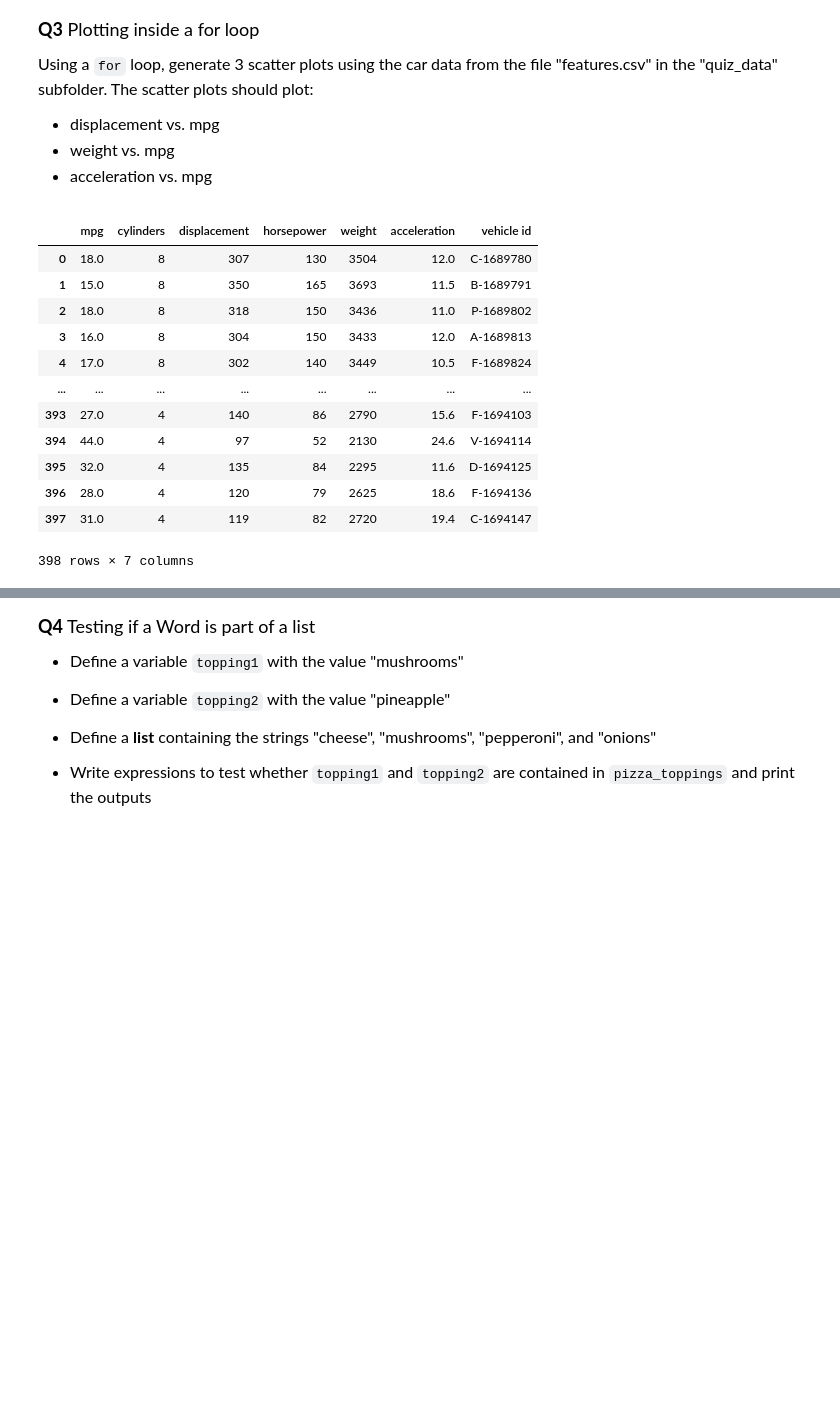
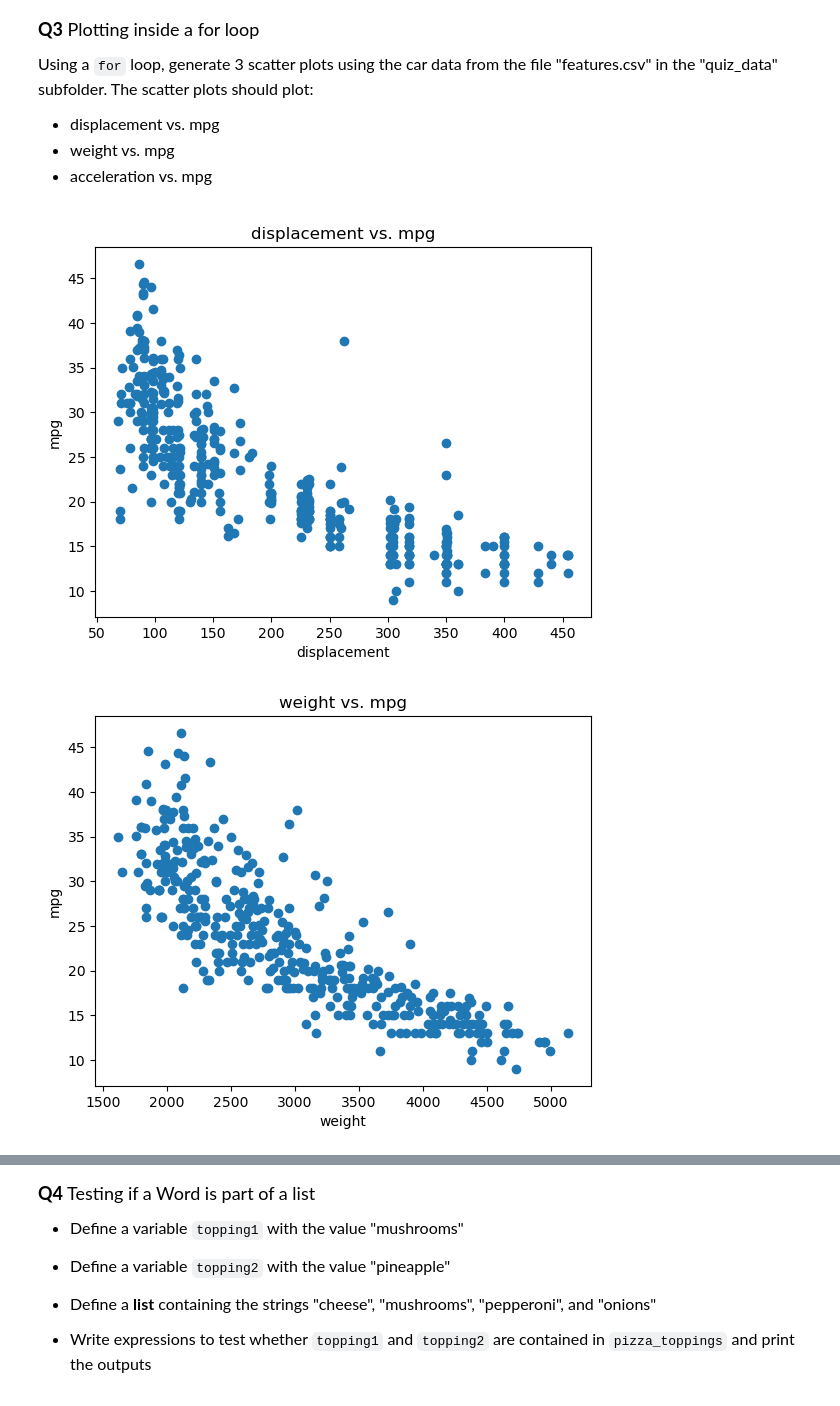
Before and after one commit to ArroyoAbby/datasci151spring2026, a Jupyter notebook: _quizzes/practice_quiz/practice_quiz/practice_quiz copy.ipynb, the cells around one changed output, grey strips where cells are left out. Saved outputs shown, nothing was run; the diff lists cells and outputs as text; code cells hidden in the pictures; blank space fills up the shorter version.

Commit message:
practice quiz

```diff
--- a/_quizzes/practice_quiz/practice_quiz/practice_quiz copy.ipynb
+++ b/_quizzes/practice_quiz/practice_quiz/practice_quiz copy.ipynb
@@ -129,19 +129,21 @@ Using a `for` loop, generate 3 scatter plots using the car data from the file "f
 - acceleration vs. mpg
 # %%
 # your code here
-car_data = pd.read_csv('quiz_data/features.csv')
-display(car_data)
+df_cars = pd.read_csv('quiz_data/features.csv')
+#used to display data table for myself: display(df_cars)
+
+df_cars = pd.read_csv("quiz_data/features.csv")
+
+y_axis = 'mpg'
+
+plot_variables = ['displacement', 'weight', 'acceleration']
+
+for x_axis in plot_variables:
+    plt.scatter(x = df_cars[x_axis], y = df_cars[y_axis])
+    plt.xlabel(x_axis)
+    plt.ylabel(y_axis)
+    plt.title(x_axis + " vs. " + y_axis)
+    plt.show()
 # %% [output]
-|  | mpg | cylinders | displacement | horsepower | weight | acceleration | vehicle id |
-| 0 | 18.0 | 8 | 307 | 130 | 3504 | 12.0 | C-1689780 |
-| 1 | 15.0 | 8 | 350 | 165 | 3693 | 11.5 | B-1689791 |
-| 2 | 18.0 | 8 | 318 | 150 | 3436 | 11.0 | P-1689802 |
-| 3 | 16.0 | 8 | 304 | 150 | 3433 | 12.0 | A-1689813 |
-| 4 | 17.0 | 8 | 302 | 140 | 3449 | 10.5 | F-1689824 |
-| ... | ... | ... | ... | ... | ... | ... | ... |
-| 393 | 27.0 | 4 | 140 | 86 | 2790 | 15.6 | F-1694103 |
-| 394 | 44.0 | 4 | 97 | 52 | 2130 | 24.6 | V-1694114 |
-| 395 | 32.0 | 4 | 135 | 84 | 2295 | 11.6 | D-1694125 |
-| 396 | 28.0 | 4 | 120 | 79 | 2625 | 18.6 | F-1694136 |
-| 397 | 31.0 | 4 | 119 | 82 | 2720 | 19.4 | C-1694147 |
-398 rows × 7 columns
+[figure, added]
+[figure, added]
```
Also changed, not shown: parts of 6 cells of this notebook.
